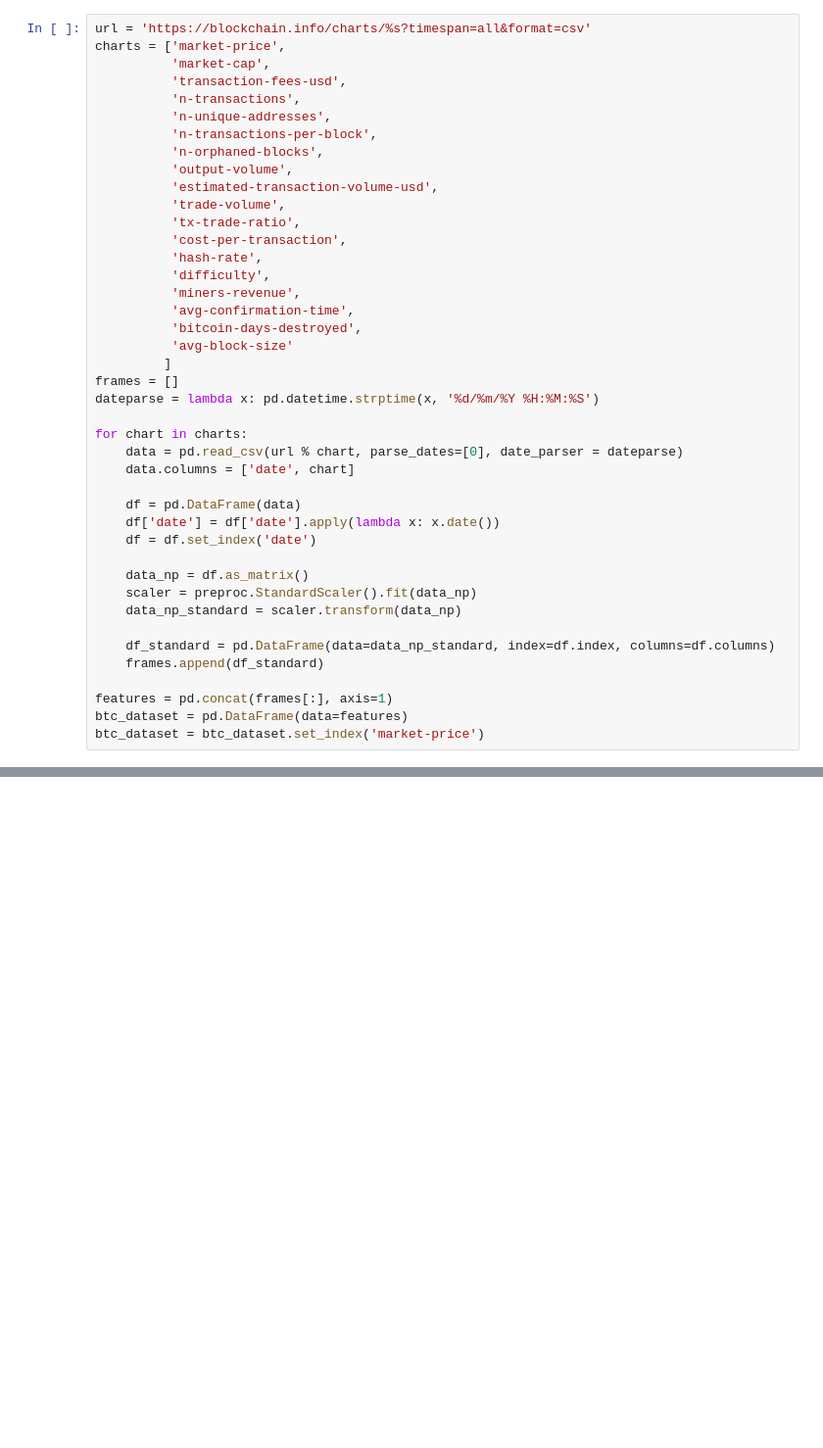
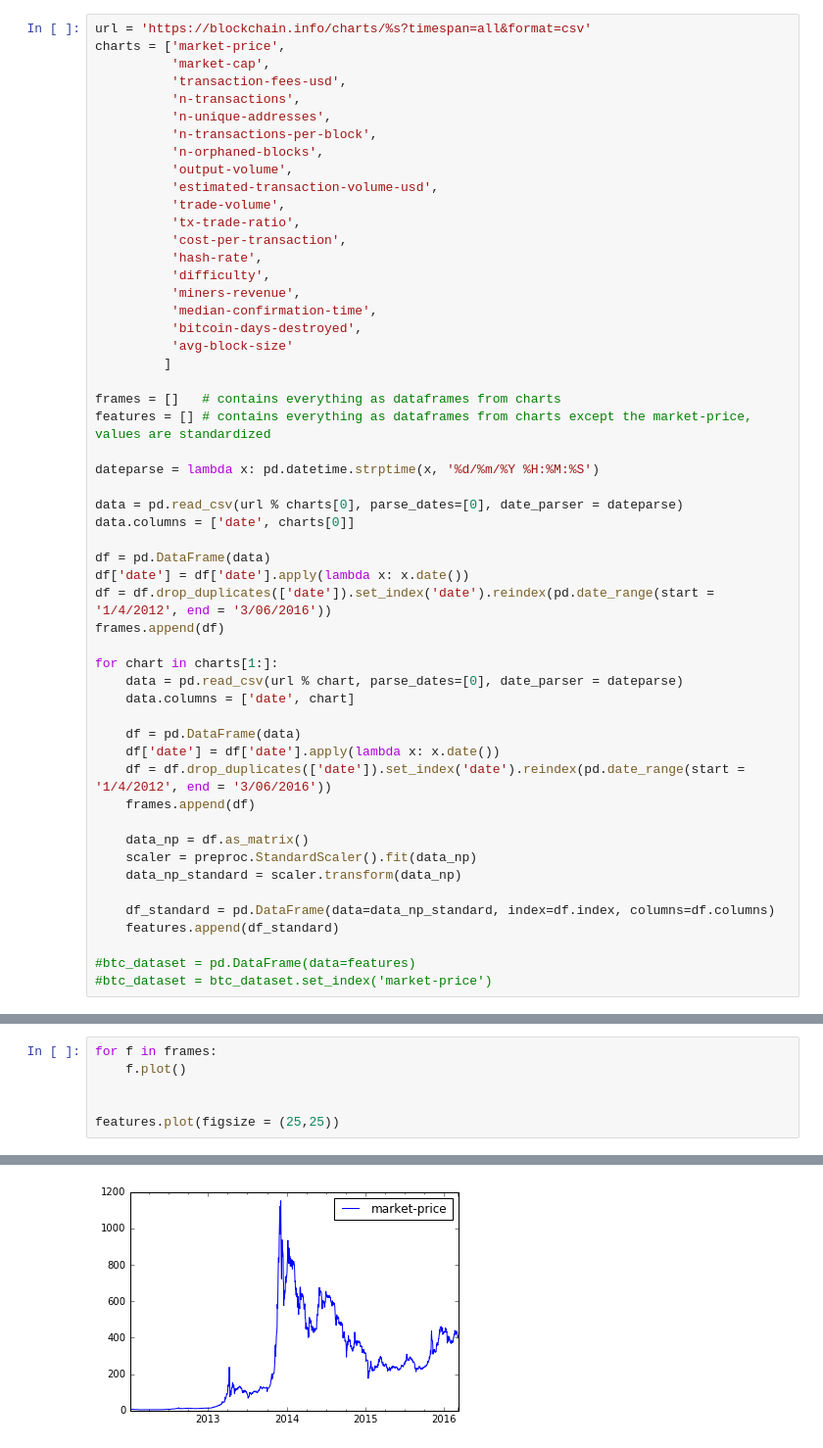
Before and after one commit to Lucsanszky/btc-price-prediction, a Jupyter notebook: DataAnalysis/BTCPricePrediction.ipynb, the cells around one changed output, grey strips where cells are left out. Shown at 98% size. Drawn from its saved outputs; the diff is of its cells as text; blank space fills up the shorter version.

```diff
--- a/DataAnalysis/BTCPricePrediction.ipynb
+++ b/DataAnalysis/BTCPricePrediction.ipynb
@@ -25,28 +29,39 @@ charts = ['market-price',
           'hash-rate',
           'difficulty',
           'miners-revenue',
-          'avg-confirmation-time',
+          'median-confirmation-time',
           'bitcoin-days-destroyed',
           'avg-block-size'
          ]
-frames = []
+
+frames = []   # contains everything as dataframes from charts
+features = [] # contains everything as dataframes from charts except the market-price, values are standardized
+
 dateparse = lambda x: pd.datetime.strptime(x, '%d/%m/%Y %H:%M:%S')
 
-for chart in charts:
+data = pd.read_csv(url % charts[0], parse_dates=[0], date_parser = dateparse)
+data.columns = ['date', charts[0]]
+
+df = pd.DataFrame(data)
+df['date'] = df['date'].apply(lambda x: x.date())
+df = df.drop_duplicates(['date']).set_index('date').reindex(pd.date_range(start = '1/4/2012', end = '3/06/2016'))
+frames.append(df)
+
+for chart in charts[1:]:
     data = pd.read_csv(url % chart, parse_dates=[0], date_parser = dateparse)
     data.columns = ['date', chart]
 
     df = pd.DataFrame(data)
     df['date'] = df['date'].apply(lambda x: x.date())
-    df = df.set_index('date')
+    df = df.drop_duplicates(['date']).set_index('date').reindex(pd.date_range(start = '1/4/2012', end = '3/06/2016'))
+    frames.append(df)
 
     data_np = df.as_matrix()
     scaler = preproc.StandardScaler().fit(data_np)
     data_np_standard = scaler.transform(data_np)
 
     df_standard = pd.DataFrame(data=data_np_standard, index=df.index, columns=df.columns)
-    frames.append(df_standard)
+    features.append(df_standard)
 
-features = pd.concat(frames[:], axis=1)
-btc_dataset = pd.DataFrame(data=features)
-btc_dataset = btc_dataset.set_index('market-price')
+#btc_dataset = pd.DataFrame(data=features)
+#btc_dataset = btc_dataset.set_index('market-price')
@@ -78,0 +153,7 @@ plt.yticks(())
+# %%
+for f in frames:
+    f.plot()
+
+
+features.plot(figsize = (25,25))
+# %% [output]
@@ -78,0 +161 @@ plt.yticks(())
+[figure, added]
```
Also changed, not shown: parts of 13 cells of this notebook.
